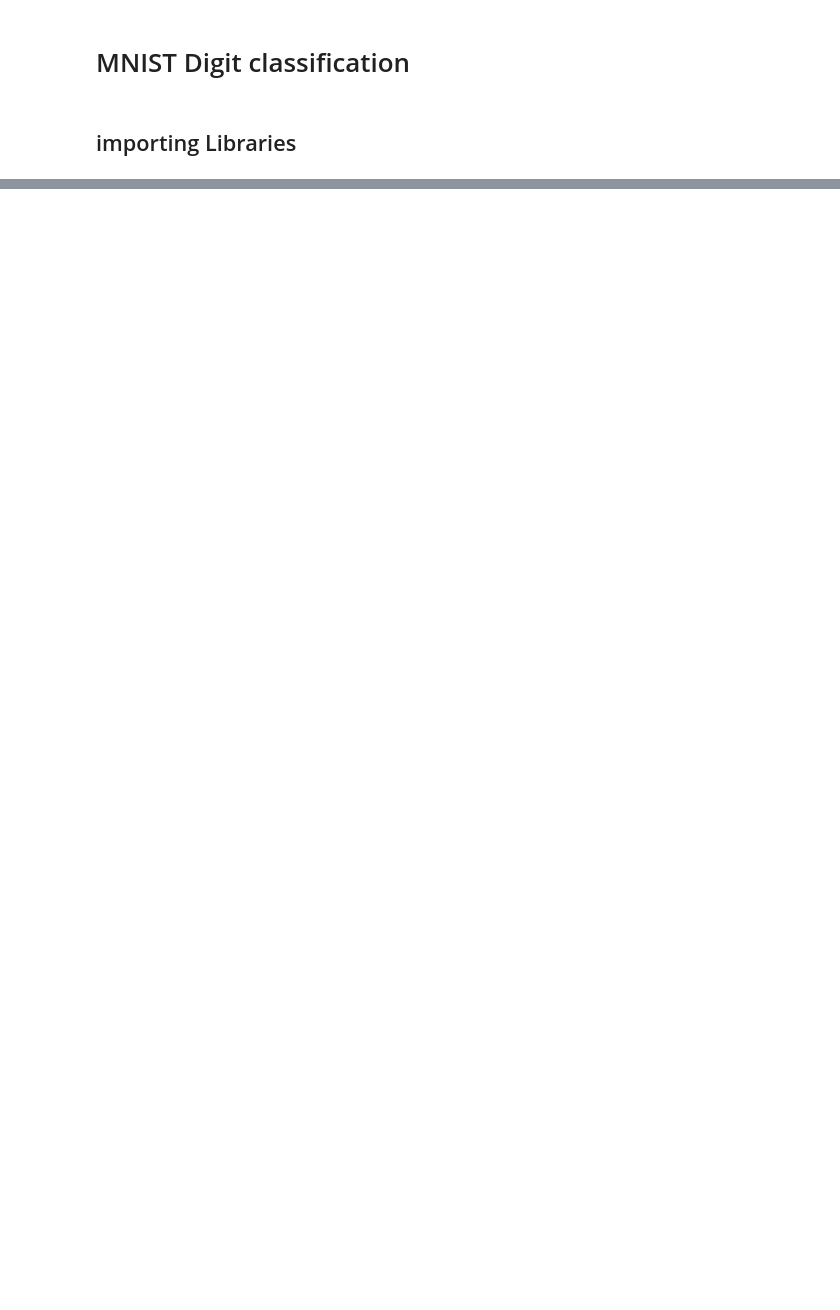
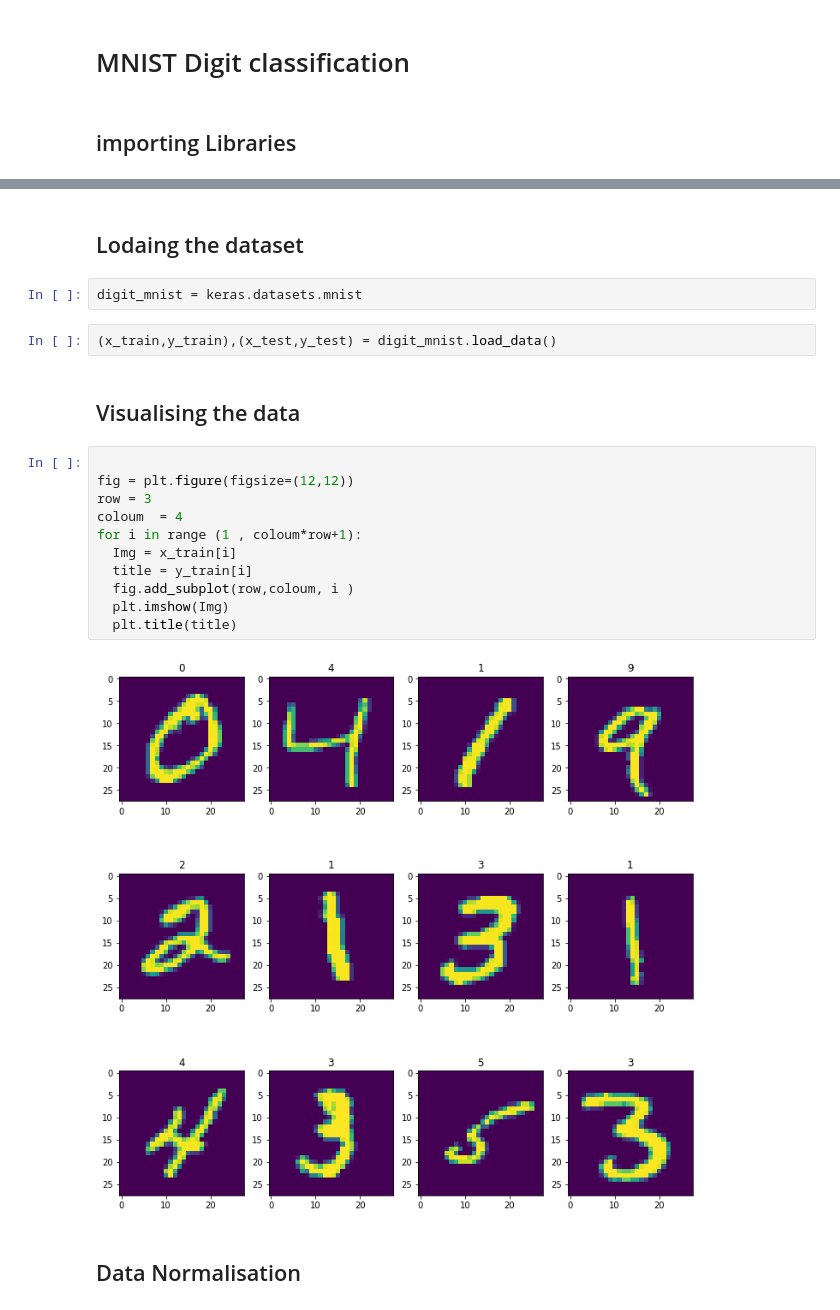
Before and after one commit to Karma-Yogi-Rahil/learning_Deep_learning, a Jupyter notebook: Intershala Training /Module 2 /MNIST Digit classification.ipynb, the cells around one changed output, grey strips where cells are left out. Saved outputs shown, nothing was run; the diff lists cells and outputs as text; blank space fills up the shorter version.

Commit message:
Complete MNIST Digit classification

```diff
--- a/Intershala Training /Module 2 /MNIST Digit classification.ipynb
+++ b/Intershala Training /Module 2 /MNIST Digit classification.ipynb
@@ -13,0 +11,23 @@ ImportError: dlopen(/Users/rahilmehta/miniforge3/envs/Tensflow_m1/lib/python3.8/
+# %% [markdown]
+## Lodaing the dataset
+# %%
+digit_mnist = keras.datasets.mnist
+# %%
+(x_train,y_train),(x_test,y_test) = digit_mnist.load_data()
+# %% [markdown]
+## Visualising the data
+# %%
+
+fig = plt.figure(figsize=(12,12))
+row = 3
+coloum  = 4
+for i in range (1 , coloum*row+1):
+  Img = x_train[i]
+  title = y_train[i]
+  fig.add_subplot(row,coloum, i )
+  plt.imshow(Img)
+  plt.title(title)
+# %% [output]
+[figure, added]
+# %% [markdown]
+## Data Normalisation
```
Also changed, not shown: parts of 17 cells of this notebook.
